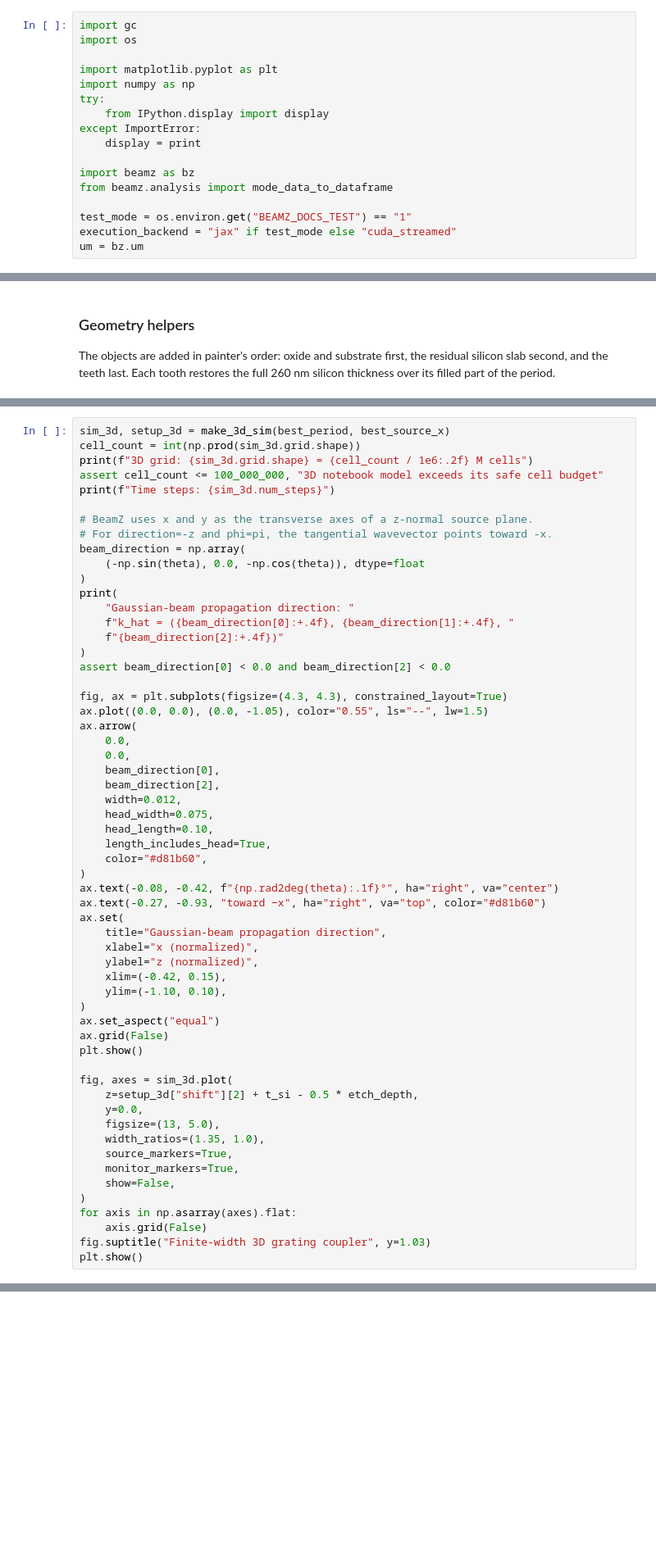
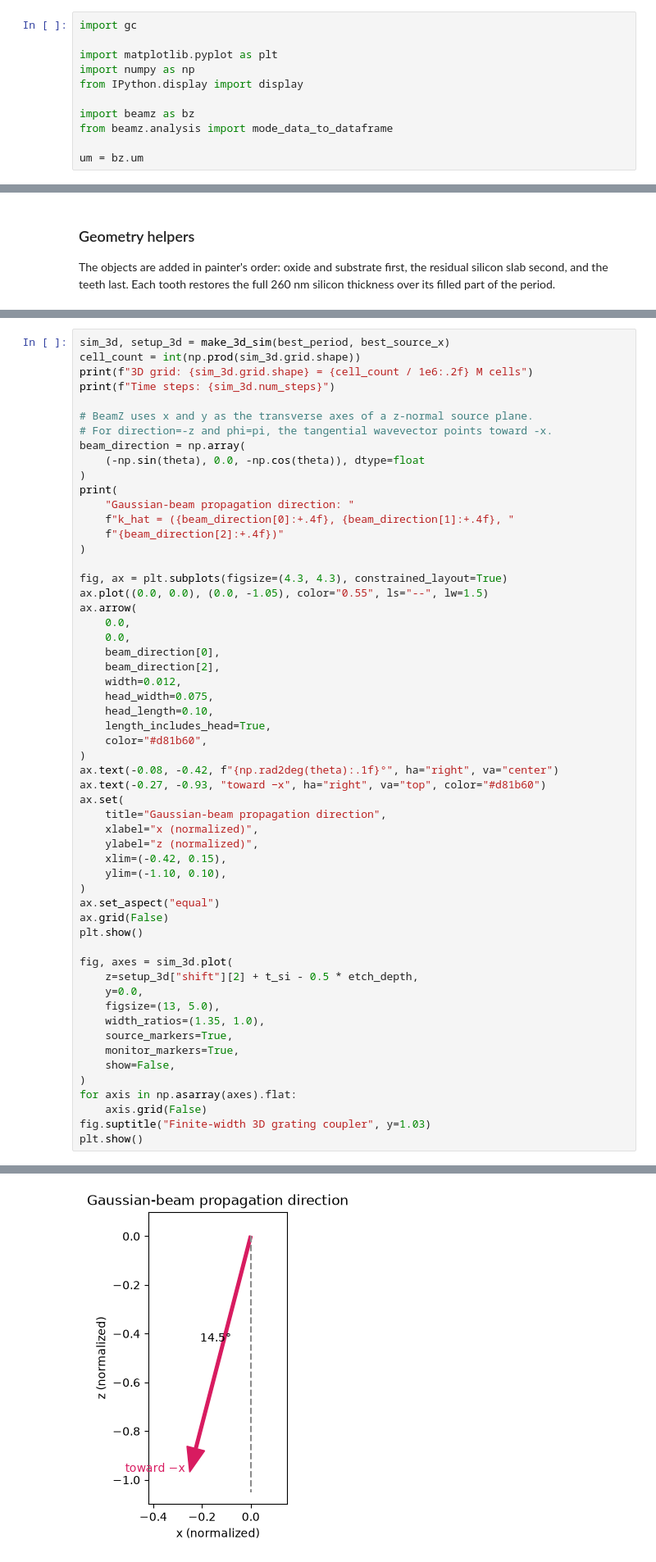
Before and after one commit to EMinsight/beamz, a Jupyter notebook: examples/notebooks/grating_coupler.ipynb, the cells around one changed output, grey strips where cells are left out. Shown at 82% size. Saved outputs shown, nothing was run; the diff lists cells and outputs as text; blank space fills up the shorter version.

Commit message:
docs(notebooks): refresh migration examples

```diff
--- a/examples/notebooks/grating_coupler.ipynb
+++ b/examples/notebooks/grating_coupler.ipynb
@@ -19,20 +19,14 @@ native TE-equivalent of the reference notebook's y-periodic 2D model. The final
 model is fully 3D.
 # %%
 import gc
-import os
 
 import matplotlib.pyplot as plt
 import numpy as np
-try:
-    from IPython.display import display
-except ImportError:
-    display = print
+from IPython.display import display
 
 import beamz as bz
 from beamz.analysis import mode_data_to_dataframe
 
-test_mode = os.environ.get("BEAMZ_DOCS_TEST") == "1"
-execution_backend = "jax" if test_mode else "cuda_streamed"
 um = bz.um
 # %% [markdown]
 ## Latest spatial-resolution convergence result
@@ -530,7 +558,6 @@ def make_3d_sim(period, source_x):
 sim_3d, setup_3d = make_3d_sim(best_period, best_source_x)
 cell_count = int(np.prod(sim_3d.grid.shape))
 print(f"3D grid: {sim_3d.grid.shape} = {cell_count / 1e6:.2f} M cells")
-assert cell_count <= 100_000_000, "3D notebook model exceeds its safe cell budget"
 print(f"Time steps: {sim_3d.num_steps}")
 
 # BeamZ uses x and y as the transverse axes of a z-normal source plane.
@@ -543,7 +570,6 @@ print(
     f"k_hat = ({beam_direction[0]:+.4f}, {beam_direction[1]:+.4f}, "
     f"{beam_direction[2]:+.4f})"
 )
-assert beam_direction[0] < 0.0 and beam_direction[2] < 0.0
 
 fig, ax = plt.subplots(figsize=(4.3, 4.3), constrained_layout=True)
 ax.plot((0.0, 0.0), (0.0, -1.05), color="0.55", ls="--", lw=1.5)
@@ -584,3 +610,4 @@ for axis in np.asarray(axes).flat:
     axis.grid(False)
 fig.suptitle("Finite-width 3D grating coupler", y=1.03)
 plt.show()
+# %% [output]
@@ -586,0 +617 @@ plt.show()
+[figure, added]
```
Also changed, not shown: parts of 12 cells of this notebook.
